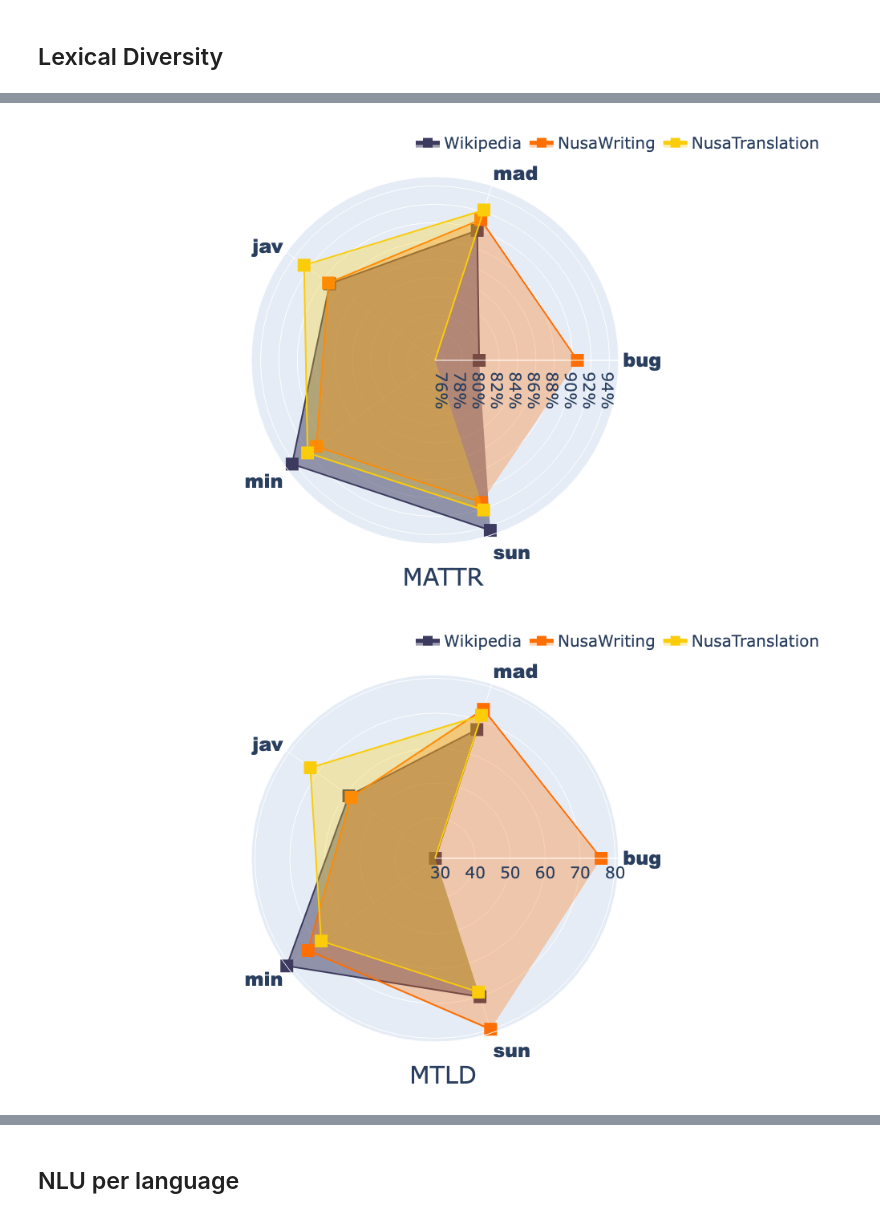
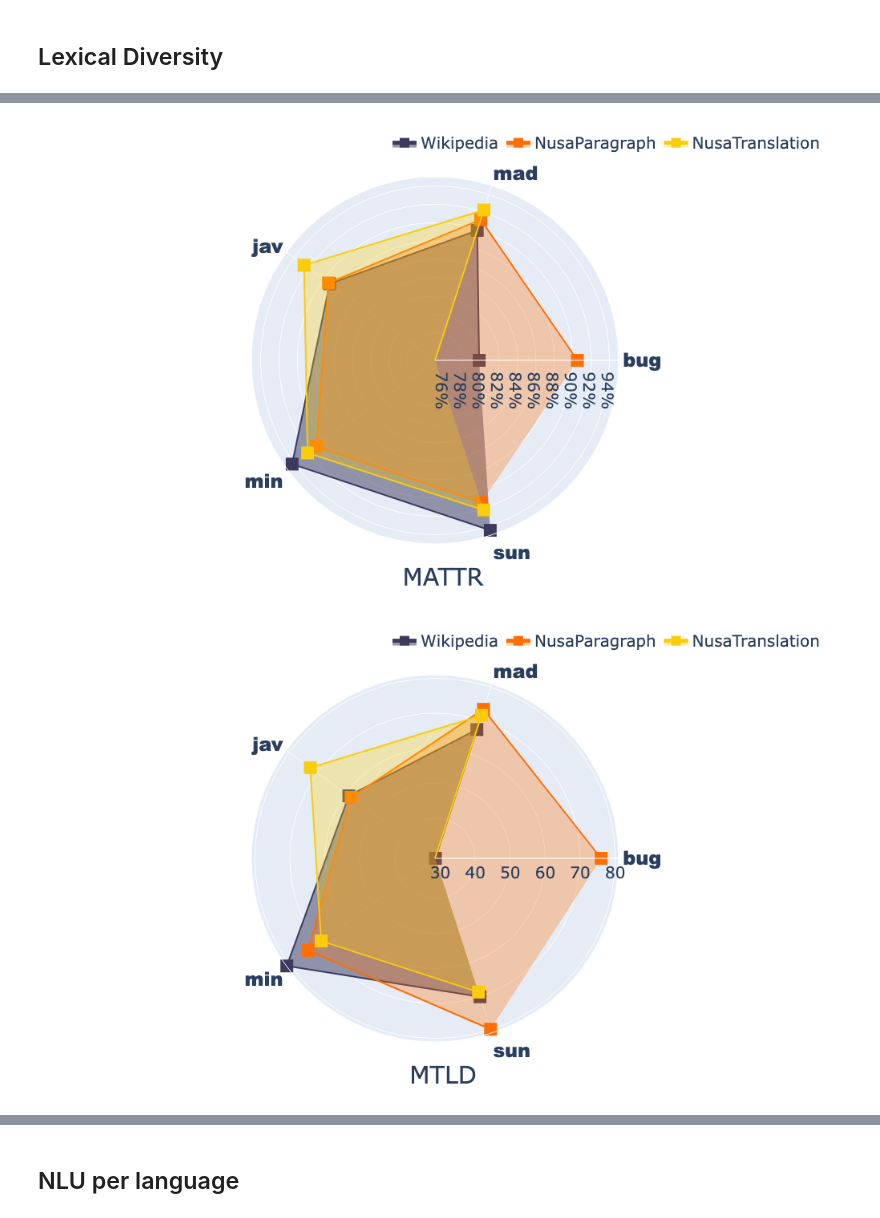
Before and after one commit to IndoNLP/nusa-writes, a Jupyter notebook: viz/overlap-viz.ipynb, the cells around one changed output, grey strips where cells are left out. Cells and saved outputs as stored; diff of their text form; code cells hidden in the pictures.

```diff
--- a/viz/overlap-viz.ipynb
+++ b/viz/overlap-viz.ipynb
@@ -302,12 +302,12 @@ fig.add_trace(go.Scatterpolar(
     name='Wikipedia'
 ))
 fig.add_trace(go.Scatterpolar(
-    r=lex_div_df[lex_div_df["dset"] == "NusaWriting"]["mattr"],
+    r=lex_div_df[lex_div_df["dset"] == "NusaParagraph"]["mattr"],
     theta=categories,
     fill='toself',
     fillcolor="rgba(254, 111, 2, 0.3)",
     line_color="#fe6e02",
-    name='NusaWriting'
+    name='NusaParagraph'
 ))
 fig.add_trace(go.Scatterpolar(
     r=lex_div_df[lex_div_df["dset"] == "NusaTranslation"]["mattr"],
@@ -323,34 +323,34 @@ fig.update_traces(mode = "lines+markers",
         size = 16, symbol="square"
     ))
 
 fig.update_layout(
   polar=dict(
       radialaxis_tickfont_size = 20,
     radialaxis=dict(
       visible=True,
       range=[0.75, 0.95],
        tickformat = '.0%'
     ), angularaxis = dict(
         tickfont_size=24, tickfont_family="Arial Black"
         # rotation=90, # start position of angular axis
         # direction="counterclockwise"
       )),
     legend=dict(
         font=dict(size=20),
         orientation="h",
         yanchor="bottom",
         y=1.05,
         xanchor="right",
         x=1,
         title="",
         itemsizing="constant",
     ),
     margin=dict(l=10, r=30, t=70, b=70),
     height=600, width=600, title_text="MATTR", title_font_size=30,
     title_xanchor='center', title_yanchor="bottom", title_x=0.5, title_y=0.03
 )
 # %% [output]
-[figure, old version]
+[figure, new version]
 # %%
 import plotly.graph_objects as go
 
@@ -367,12 +367,12 @@ fig.add_trace(go.Scatterpolar(
     name='Wikipedia'
 ))
 fig.add_trace(go.Scatterpolar(
-    r=lex_div_df[lex_div_df["dset"] == "NusaWriting"]["mtld"],
+    r=lex_div_df[lex_div_df["dset"] == "NusaParagraph"]["mtld"],
     theta=categories,
     fill='toself',
     fillcolor="rgba(254, 111, 2, 0.3)",
     line_color="#fe6e02",
-    name='NusaWriting'
+    name='NusaParagraph'
 ))
 fig.add_trace(go.Scatterpolar(
     r=lex_div_df[lex_div_df["dset"] == "NusaTranslation"]["mtld"],
@@ -414,7 +414,7 @@ fig.update_layout(
     title_xanchor='center', title_yanchor="bottom", title_x=0.5, title_y=0.03
 )
 # %% [output]
-[figure, old version]
+[figure, new version]
 # %%
 import plotly.graph_objects as go
 
```
Also changed, not shown: parts of 11 cells of this notebook, 7 other files.
